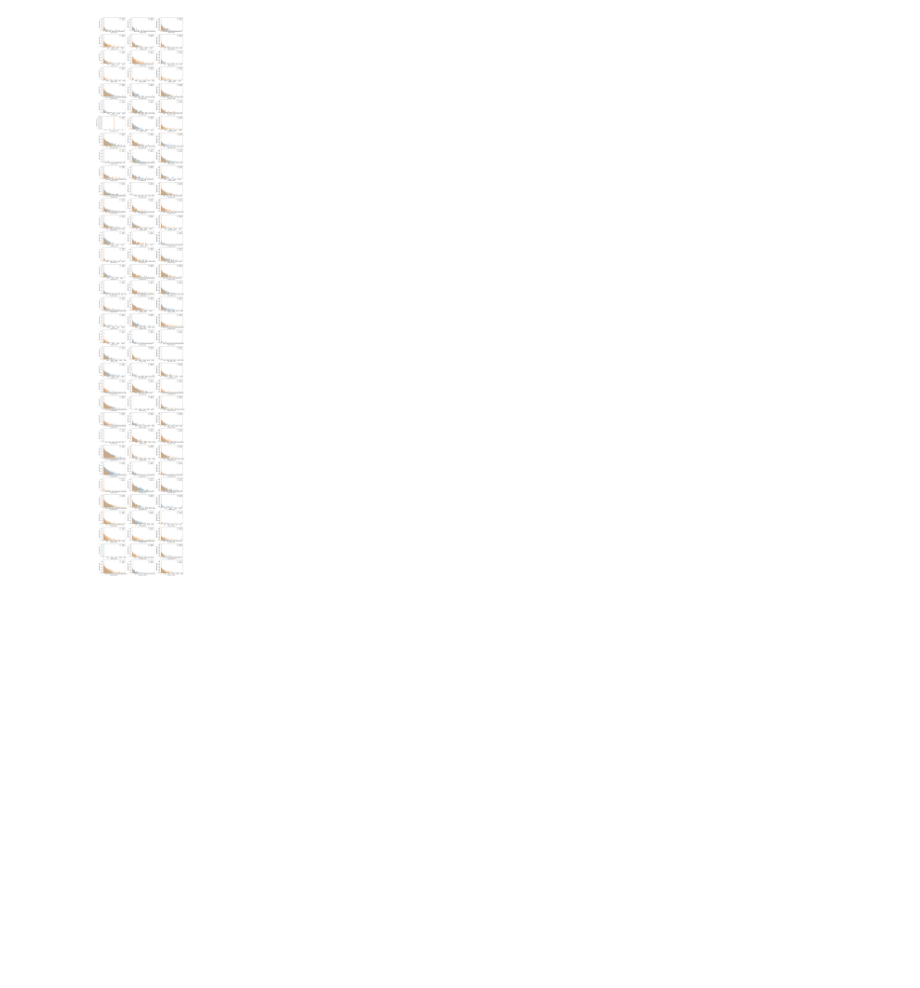
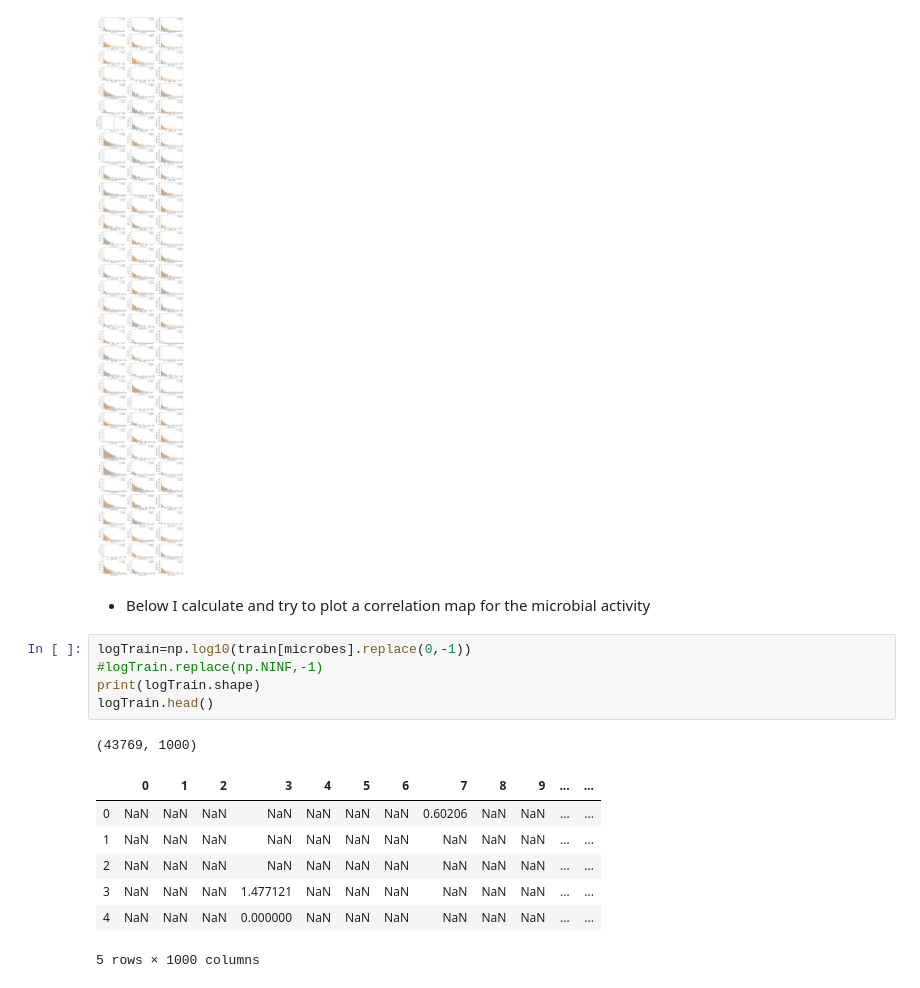
Before and after one commit to leoEspin/viome, a Jupyter notebook: viome dataset.ipynb, the cells around one changed output. Drawn from its saved outputs; the diff is of its cells as text; blank space fills up the shorter version.

Commit message:
working on correlation map

```diff
--- a/viome dataset.ipynb
+++ b/viome dataset.ipynb
@@ -230,3 +230,19 @@ plt.tight_layout();
 batch_count+=1
 # %% [output]
 [figure]
+# %% [markdown]
+* Below I calculate and try to plot a correlation map for the microbial activity
+# %%
+logTrain=np.log10(train[microbes].replace(0,-1))
+#logTrain.replace(np.NINF,-1)
+print(logTrain.shape)
+logTrain.head()
+# %% [output]
+(43769, 1000)
+|  | 0 | 1 | 2 | 3 | 4 | 5 | 6 | 7 | 8 | 9 | ... | ... |
+| 0 | NaN | NaN | NaN | NaN | NaN | NaN | NaN | 0.60206 | NaN | NaN | ... | ... |
+| 1 | NaN | NaN | NaN | NaN | NaN | NaN | NaN | NaN | NaN | NaN | ... | ... |
+| 2 | NaN | NaN | NaN | NaN | NaN | NaN | NaN | NaN | NaN | NaN | ... | ... |
+| 3 | NaN | NaN | NaN | 1.477121 | NaN | NaN | NaN | NaN | NaN | NaN | ... | ... |
+| 4 | NaN | NaN | NaN | 0.000000 | NaN | NaN | NaN | NaN | NaN | NaN | ... | ... |
+5 rows × 1000 columns
```
Also changed, not shown: parts of 2 cells of this notebook.
